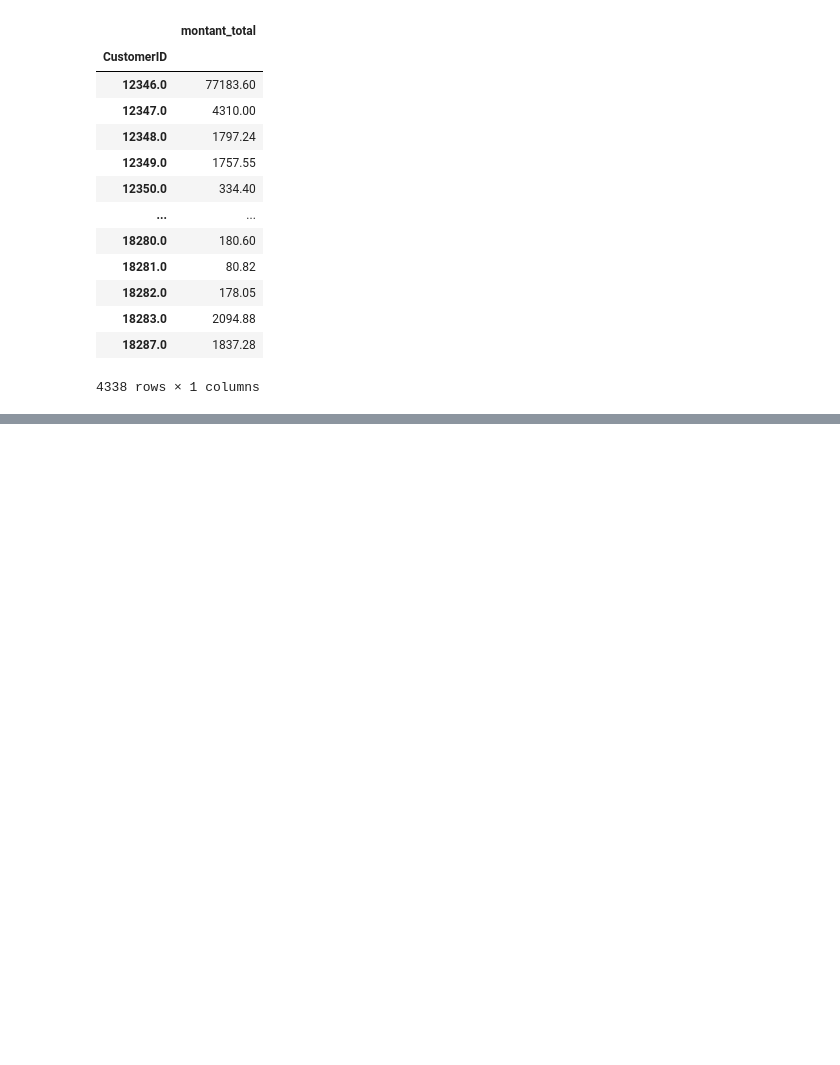
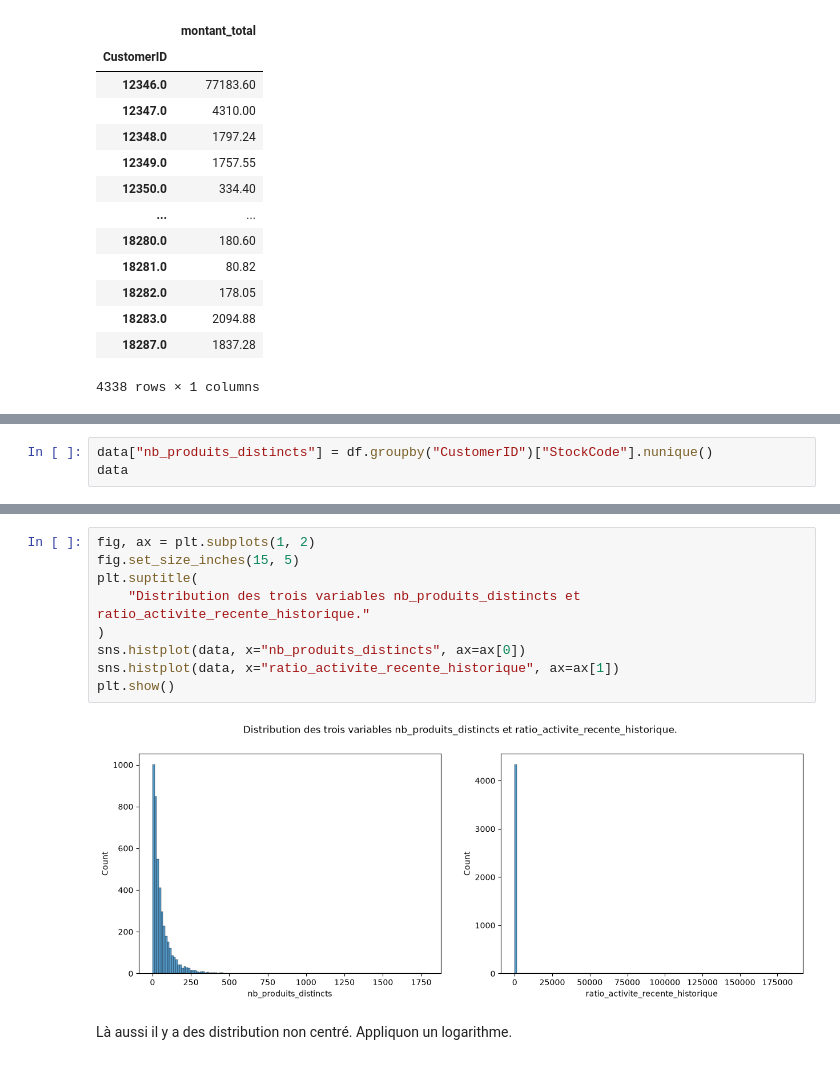
Before and after one commit to fmazur57u/Projet-Kmeans-et-spectral-clustering, a Jupyter notebook: Kmeans_spectral_clustering.ipynb, the cells around one changed output, grey strips where cells are left out. Cells and saved outputs as stored; diff of their text form; blank space fills up the shorter version.

```diff
--- a/Kmeans_spectral_clustering.ipynb
+++ b/Kmeans_spectral_clustering.ipynb
@@ -869,0 +229,3 @@ L’association des deux sélections permet ainsi de représenter :
+# %%
+data["nb_produits_distincts"] = df.groupby("CustomerID")["StockCode"].nunique()
+data
@@ -869,0 +301,13 @@ L’association des deux sélections permet ainsi de représenter :
+# %%
+fig, ax = plt.subplots(1, 2)
+fig.set_size_inches(15, 5)
+plt.suptitle(
+    "Distribution des trois variables nb_produits_distincts et ratio_activite_recente_historique."
+)
+sns.histplot(data, x="nb_produits_distincts", ax=ax[0])
+sns.histplot(data, x="ratio_activite_recente_historique", ax=ax[1])
+plt.show()
+# %% [output]
+[figure, added]
+# %% [markdown]
+Là aussi il y a des distribution non centré. Appliquon un logarithme.
```
Also changed, not shown: parts of 53 cells of this notebook.
